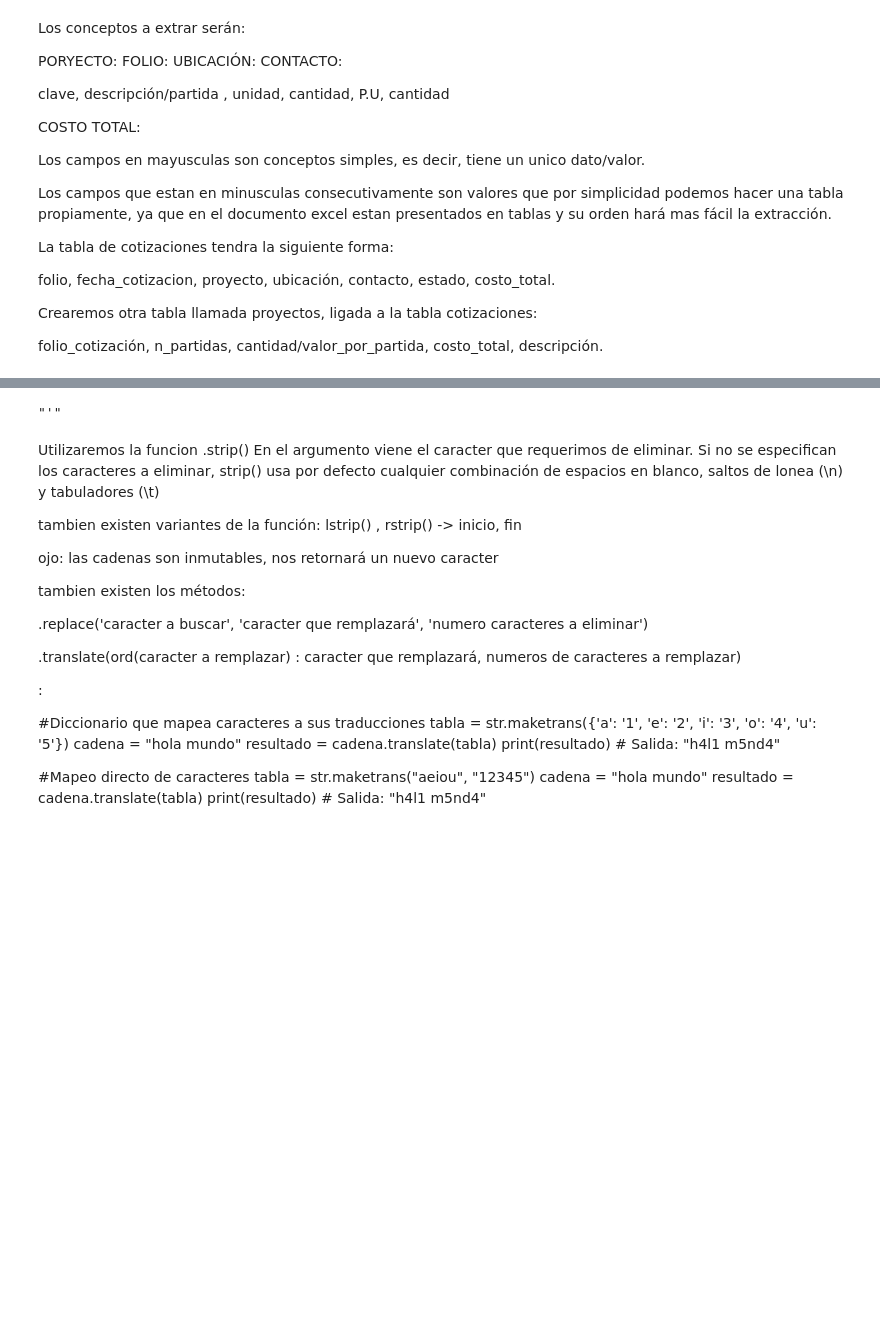
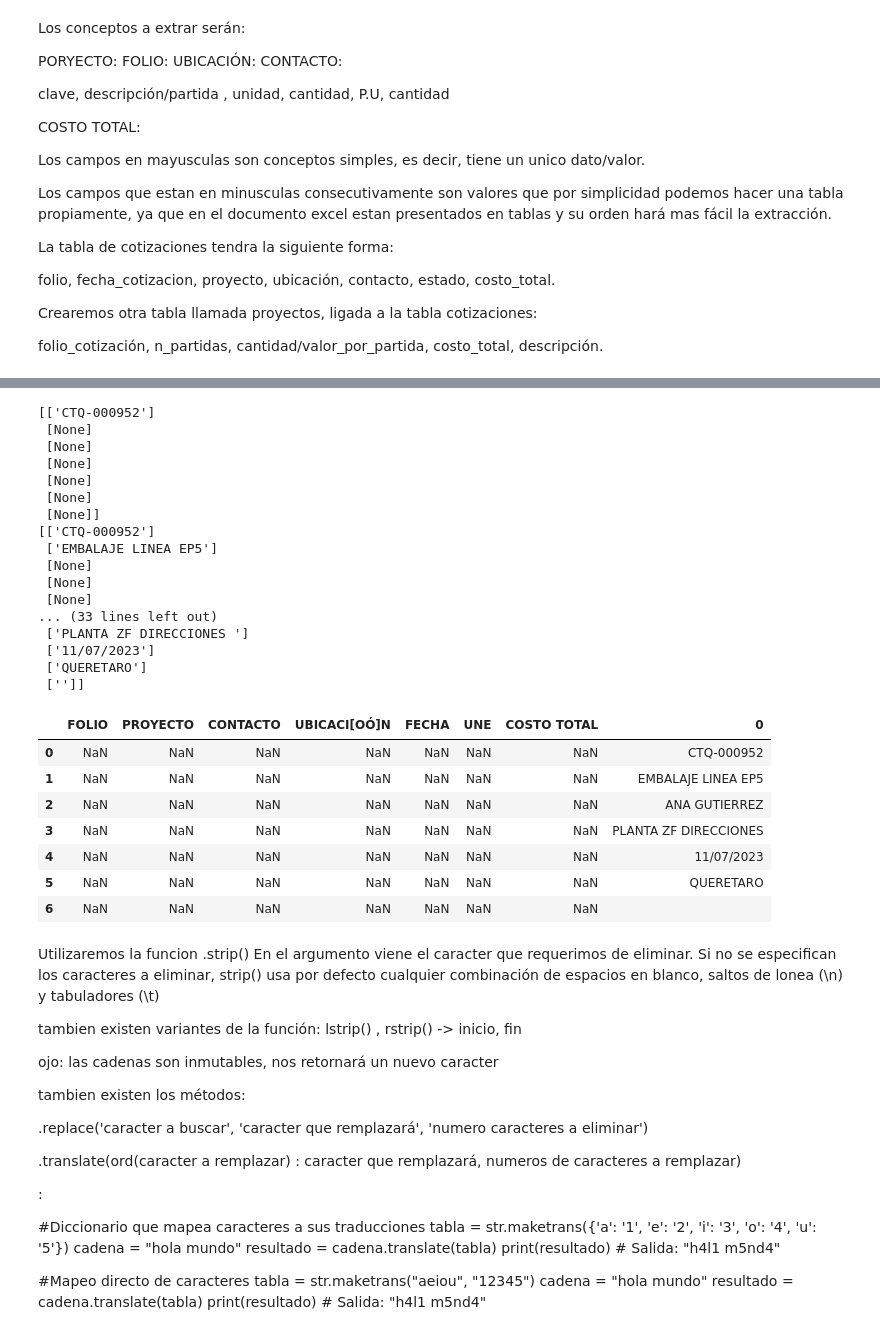
Before and after one commit to Samaelthecreator/TransformProcess, a Jupyter notebook: Transform1.ipynb, the cells around one changed output, grey strips where cells are left out. Cells and saved outputs as stored; diff of their text form; code cells hidden in the pictures; blank space fills up the shorter version.

Commit message:
Parte de extracción e incorporación a la tabla cotizaciones: es necesario revisar como se esta creando la lista de la extraccion de datos

```diff
--- a/Transform1.ipynb
+++ b/Transform1.ipynb
@@ -221,7 +234,52 @@ coor
-# %%
-re.search('\'',df.iloc[1,0] ).group()
-# %% [output]
-"'"
+# %%
+#EXTRACCIÓN:
+
+#Definimos la tabla de los metadatos:
+# folio, proyecto, contacto, ubicacion, fecha, une, costo total
+cotizaciones = pd.DataFrame(columns=coor['palabra'])
+
+
+def extraccion(dataframe, cordinates):
+#definimos el paquete (esquema) para ordenar
+    f = np.empty((len(cordinates),1),dtype = object)
+    for fila in range(len(cordinates)):
+        f[fila] = [dataframe.iloc[cordinates['fila_df'][fila],cordinates['columna_df'][fila]][cordinates['c_fin'][fila]:]]
+        print(f)
+    return pd.DataFrame(f)
+# %%
+# fila = extraccion(dfclean,coor)
+
+# fila
+
+cotizaciones = cotizaciones.append(extraccion(dfclean,coor))
+
+cotizaciones
+# %% [output]
+[['CTQ-000952']
+ [None]
+ [None]
+ [None]
+ [None]
+ [None]
+ [None]]
+[['CTQ-000952']
+ ['EMBALAJE LINEA EP5']
+ [None]
+ [None]
+ [None]
+... (33 lines left out)
+ ['PLANTA ZF DIRECCIONES ']
+ ['11/07/2023']
+ ['QUERETARO']
+ ['']]
+|  | FOLIO | PROYECTO | CONTACTO | UBICACI[OÓ]N | FECHA | UNE | COSTO TOTAL | 0 |
+| 0 | NaN | NaN | NaN | NaN | NaN | NaN | NaN | CTQ-000952 |
+| 1 | NaN | NaN | NaN | NaN | NaN | NaN | NaN | EMBALAJE LINEA EP5 |
+| 2 | NaN | NaN | NaN | NaN | NaN | NaN | NaN | ANA GUTIERREZ |
+| 3 | NaN | NaN | NaN | NaN | NaN | NaN | NaN | PLANTA ZF DIRECCIONES |
+| 4 | NaN | NaN | NaN | NaN | NaN | NaN | NaN | 11/07/2023 |
+| 5 | NaN | NaN | NaN | NaN | NaN | NaN | NaN | QUERETARO |
+| 6 | NaN | NaN | NaN | NaN | NaN | NaN | NaN |  |
 # %% [markdown]
 Utilizaremos la funcion .strip()
 En el argumento viene el caracter que requerimos de eliminar.
```
Also changed, not shown: parts of 4 cells of this notebook.
